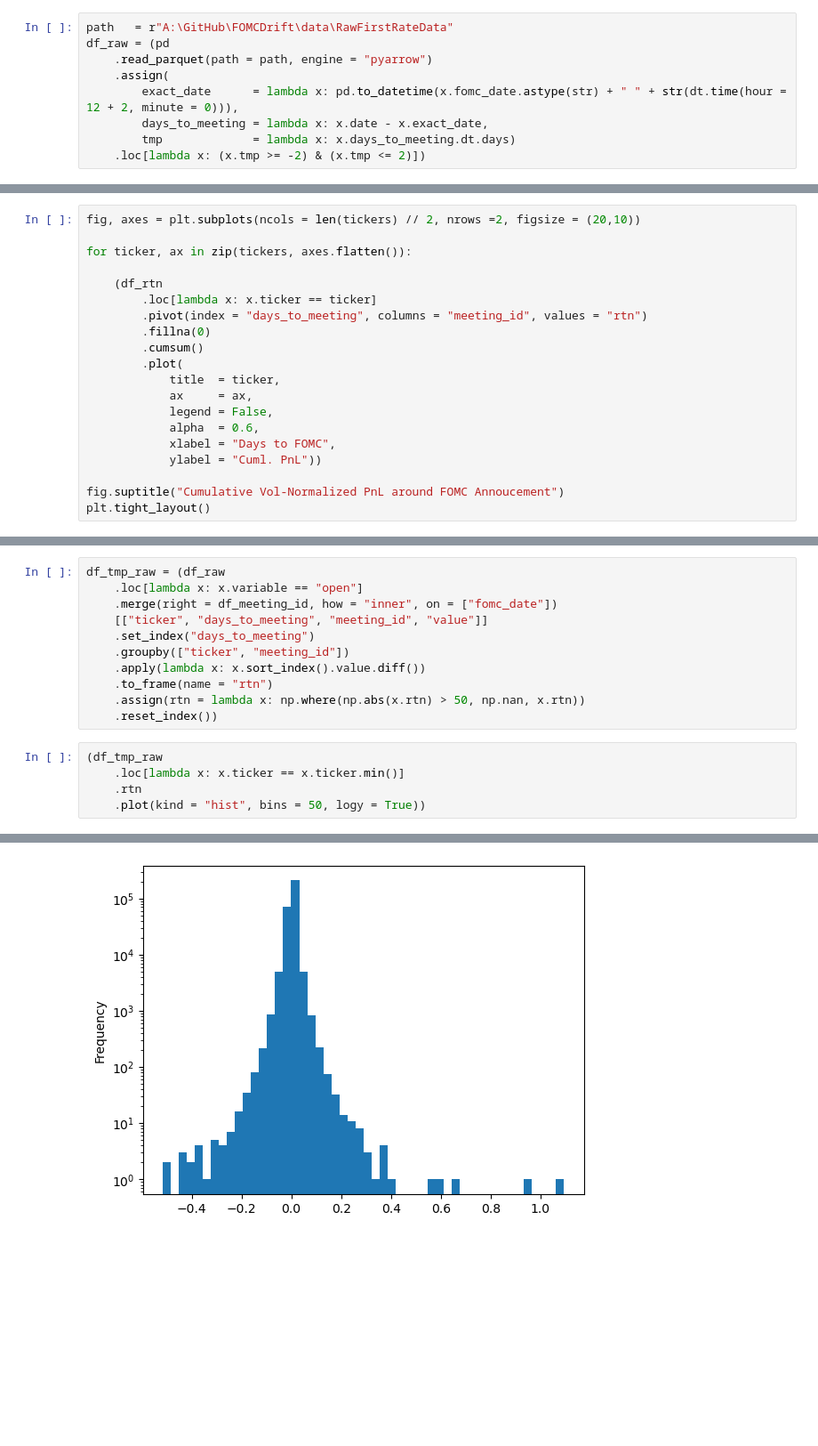
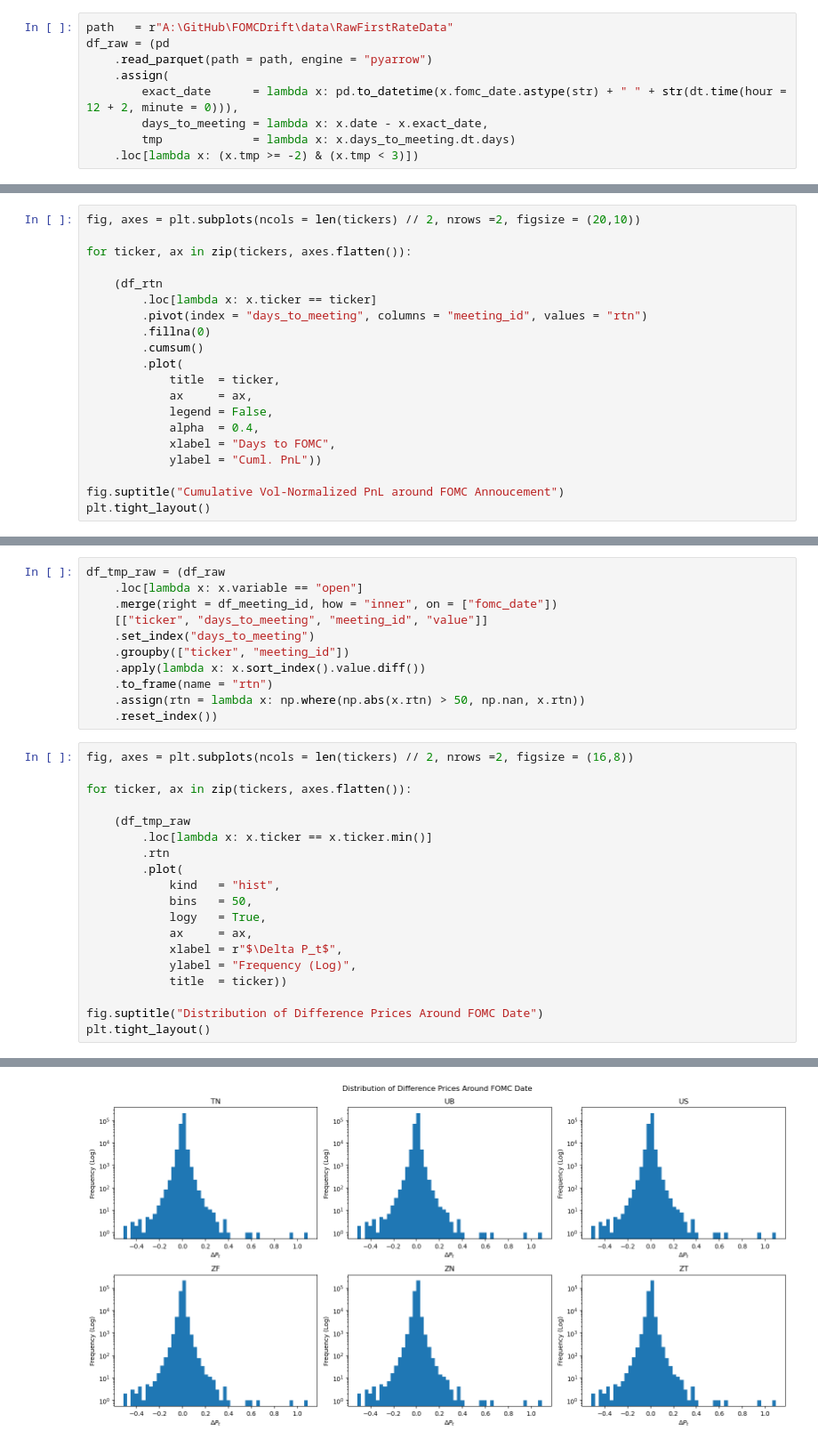
Before and after one commit to diegodalvarez/FOMCDrift, a Jupyter notebook: notebook/1BackGroundData.ipynb, the cells around one changed output, grey strips where cells are left out. Shown at 89% size. Cells and saved outputs as stored; diff of their text form; blank space fills up the shorter version.

Commit message:
build graph

```diff
--- a/notebook/1BackGroundData.ipynb
+++ b/notebook/1BackGroundData.ipynb
@@ -86,7 +92,7 @@ df_raw = (pd
         exact_date      = lambda x: pd.to_datetime(x.fomc_date.astype(str) + " " + str(dt.time(hour = 12 + 2, minute = 0))),
         days_to_meeting = lambda x: x.date - x.exact_date,
         tmp             = lambda x: x.days_to_meeting.dt.days)
-    .loc[lambda x: (x.tmp >= -2) & (x.tmp <= 2)])
+    .loc[lambda x: (x.tmp >= -2) & (x.tmp < 3)])
 # %%
 tickers = [
     ticker for ticker in df_raw.ticker.drop_duplicates().to_list()
@@ -116,7 +122,7 @@ for ticker, ax in zip(tickers, axes.flatten()):
             title  = ticker,
             ax     = ax,
             legend = False,
-            alpha  = 0.6,
+            alpha  = 0.4,
             xlabel = "Days to FOMC",
             ylabel = "Cuml. PnL"))
 
@@ -156,8 +162,22 @@ df_tmp_raw = (df_raw
     .assign(rtn = lambda x: np.where(np.abs(x.rtn) > 50, np.nan, x.rtn))
     .reset_index())
 # %%
-(df_tmp_raw
-    .loc[lambda x: x.ticker == x.ticker.min()]
-    .rtn
-    .plot(kind = "hist", bins = 50, logy = True))
+fig, axes = plt.subplots(ncols = len(tickers) // 2, nrows =2, figsize = (16,8))
+
+for ticker, ax in zip(tickers, axes.flatten()):
+
+    (df_tmp_raw
+        .loc[lambda x: x.ticker == x.ticker.min()]
+        .rtn
+        .plot(
+            kind   = "hist",
+            bins   = 50,
+            logy   = True,
+            ax     = ax,
+            xlabel = r"$\Delta P_t$",
+            ylabel = "Frequency (Log)",
+            title  = ticker))
+
+fig.suptitle("Distribution of Difference Prices Around FOMC Date")
+plt.tight_layout()
 # %% [output]
@@ -165 +184 @@ df_tmp_raw = (df_raw
-[figure, old version]
+[figure, new version]
```
Also changed, not shown: parts of 11 cells of this notebook.
